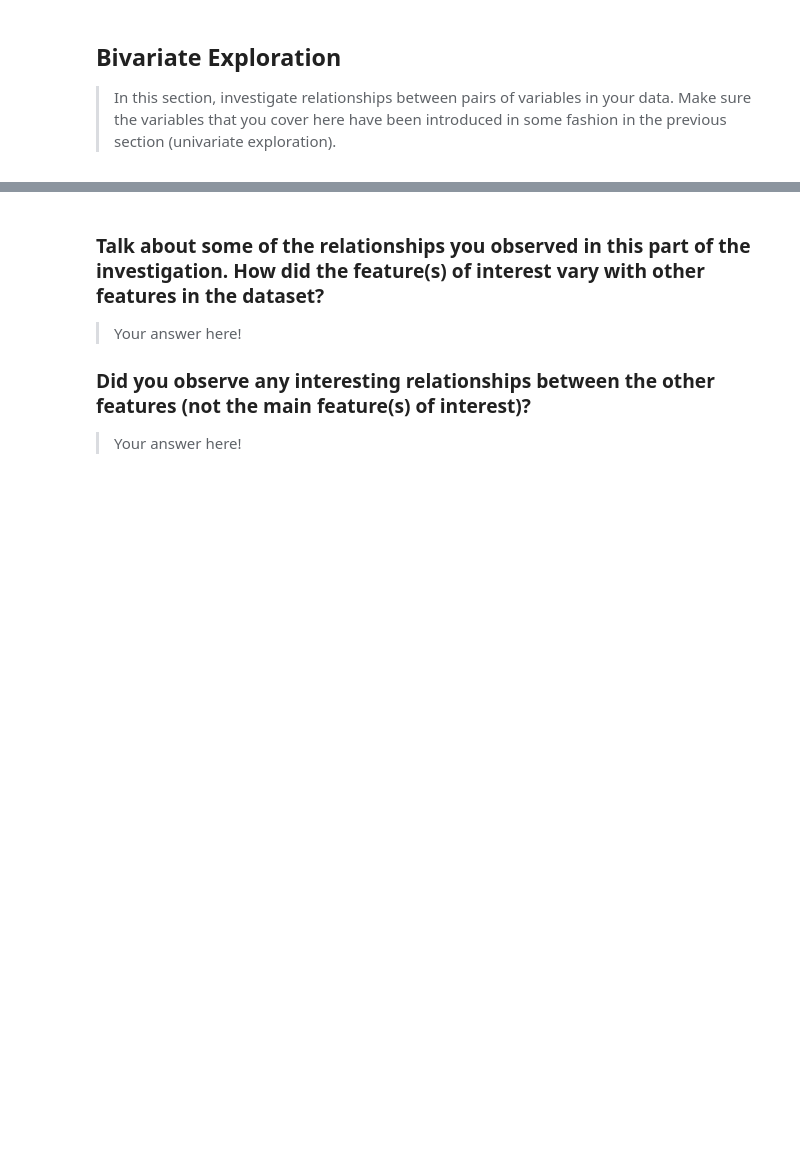
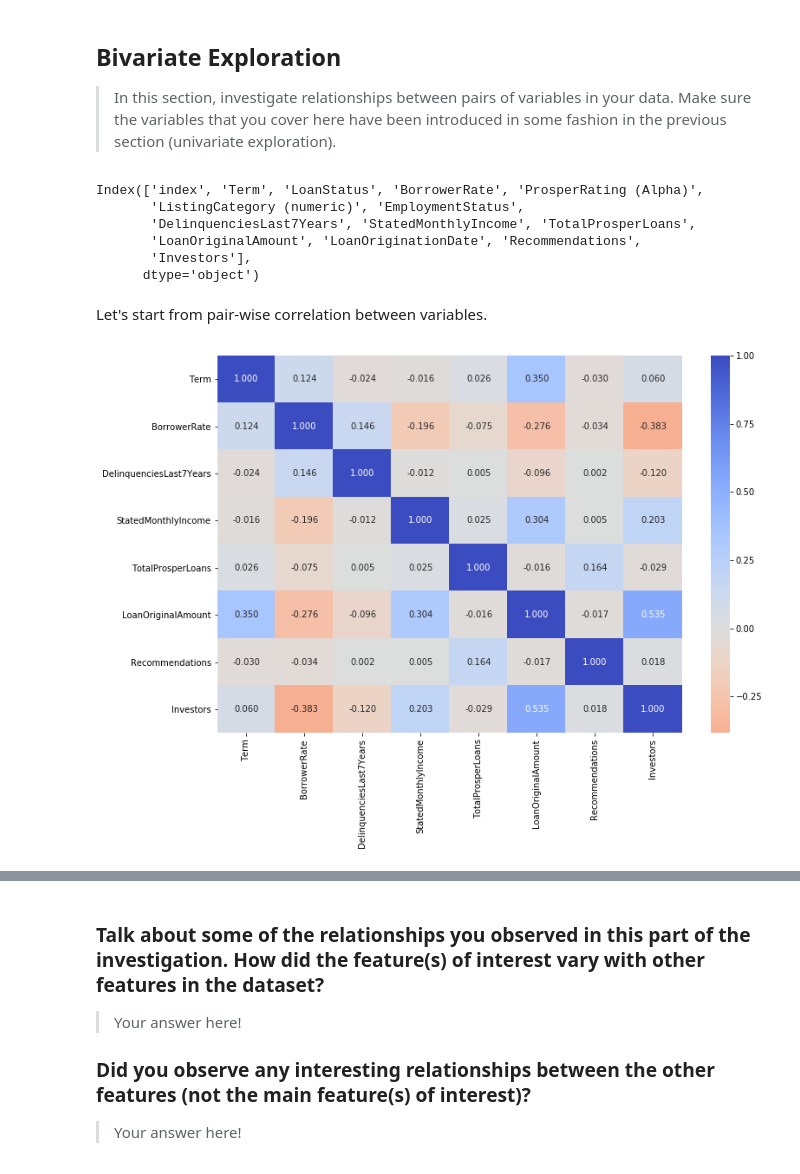
Before and after one commit to Askanio234/Communicate-Data-Findings, a Jupyter notebook: exploration.ipynb, the cells around one changed output, grey strips where cells are left out. Cells and saved outputs as stored; diff of their text form; code cells hidden in the pictures; blank space fills up the shorter version.

```diff
--- a/exploration.ipynb
+++ b/exploration.ipynb
@@ -304,0 +341,2 @@ Most loans have only one investor and majority less than 200 investors but some
+# %%
+target_df['LoanStatus'] = target_df.apply(change_to_defaulted, axis=1)
@@ -304,0 +355,11 @@ Most loans have only one investor and majority less than 200 investors but some
+# %%
+# helper function:
+categories = {1: 'Debt Consolidation', 2: 'Home Improvement', 3: 'Business', 6: 'Auto', 7: 'Other'}
+def reduce_categories(row):
+    loan_category = row['ListingCategory (numeric)']
+    if  loan_category in categories:
+        return categories[loan_category]
+    else:
+        return categories[7]
+# %%
+target_df['ListingCategory (numeric)'] = target_df.apply(reduce_categories, axis=1)
@@ -305,6 +377,29 @@ Most loans have only one investor and majority less than 200 investors but some
+# %%
+target_df = target_df[target_df['StatedMonthlyIncome'] < boundary]
 # %% [markdown]
 ## Bivariate Exploration
 
 > In this section, investigate relationships between pairs of variables in your
 data. Make sure the variables that you cover here have been introduced in some
 fashion in the previous section (univariate exploration).
+# %%
+target_df.columns
+# %% [output]
+Index(['index', 'Term', 'LoanStatus', 'BorrowerRate', 'ProsperRating (Alpha)',
+       'ListingCategory (numeric)', 'EmploymentStatus',
+       'DelinquenciesLast7Years', 'StatedMonthlyIncome', 'TotalProsperLoans',
+       'LoanOriginalAmount', 'LoanOriginationDate', 'Recommendations',
+       'Investors'],
+      dtype='object')
+# %% [markdown]
+Let's start from pair-wise correlation between variables.
+# %%
+numeric_vars = ['Term', 'BorrowerRate', 'DelinquenciesLast7Years', 'StatedMonthlyIncome',
+                'TotalProsperLoans', 'LoanOriginalAmount', 'Recommendations', 'Investors'
+               ]
+plt.figure(figsize = [12, 8])
+sb.heatmap(target_df[numeric_vars].corr(), annot = True, fmt = '.3f',
+           cmap = 'coolwarm_r', center = 0)
+plt.show()
+# %% [output]
+[figure, added]
```
Also changed, not shown: parts of 25 cells of this notebook.
